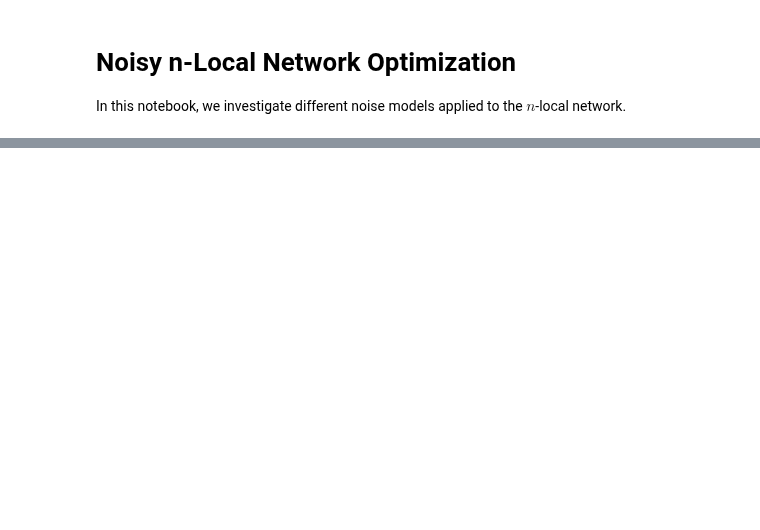
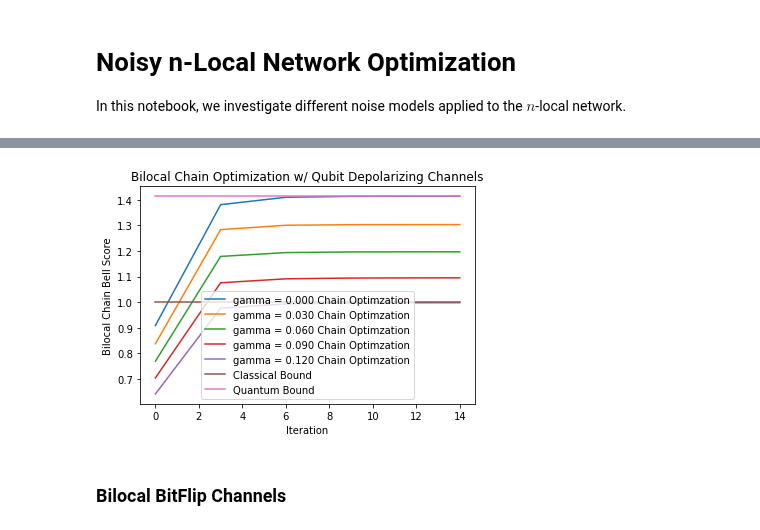
Before and after one commit to ChitambarLab/qNetVO, a Jupyter notebook: notebook/noisy_n-local_chain_network.ipynb, the cells around one changed output, grey strips where cells are left out. Cells and saved outputs as stored; diff of their text form; code cells hidden in the pictures; blank space fills up the shorter version.

Commit message:
reformatting and noisy n-local chain notebook

```diff
--- a/notebook/noisy_n-local_chain_network.ipynb
+++ b/notebook/noisy_n-local_chain_network.ipynb
@@ -61,0 +41,29 @@ ValueError: array is not broadcastable to correct shape
+# %%
+%%time
+
+n = 2
+prep_nodes = static_nlocal_prepare_nodes(n)
+meas_nodes = local_RY_measure_nodes(n)
+
+depolarized_bilocal_opt_dicts = []
+
+for gamma in np.arange(0,0.121,0.03):
+    print("gamma : ", gamma)
+    depolarized_nodes = qubit_noise_nodes(n, qml.DepolarizingChannel, [[gamma]]*4)
+    depolarized_bilocal_ansatz = QNopt.NetworkAnsatz(prep_nodes, meas_nodes, depolarized_nodes)
+    depolarized_bilocal_cost = QNopt.nlocal_chain_cost_22(depolarized_bilocal_ansatz)
+
+    np.random.seed(1)
+    depolarized_bilocal_settings = depolarized_bilocal_ansatz.rand_scenario_settings()
+
+    depolarized_bilocal_opt_dict = QNopt.gradient_descent(
+        depolarized_bilocal_cost,
+        depolarized_bilocal_settings,
+        num_steps=15,
+        step_size=0.8,
+        sample_width = 3
+    )
+
+    depolarized_bilocal_opt_dicts.append(depolarized_bilocal_opt_dict)
+
+    print("max score : ", depolarized_bilocal_opt_dict["opt_score"])
@@ -61,0 +88,20 @@ ValueError: array is not broadcastable to correct shape
+# %%
+num_samples = len(depolarized_bilocal_opt_dicts[0]["samples"])
+
+id = 0
+gammas = np.arange(0,0.121,0.03)
+for opt_dict in depolarized_bilocal_opt_dicts:
+    plt.plot(opt_dict["samples"], opt_dict["scores"], label = r"gamma = {:.3f} Chain Optimzation".format(gammas[id]))
+    id += 1
+
+plt.plot(depolarized_bilocal_opt_dicts[0]["samples"], [1]*num_samples, label = "Classical Bound")
+plt.plot(depolarized_bilocal_opt_dicts[0]["samples"], [2/np.sqrt(2)]*num_samples, label = "Quantum Bound")
+plt.title(r"Bilocal Chain Optimization w/ Qubit Depolarizing Channels")
+plt.xlabel("Iteration")
+plt.ylabel(r"Bilocal Chain Bell Score")
+plt.legend()
+plt.show()
+# %% [output]
+[figure, added]
+# %% [markdown]
+### Bilocal BitFlip Channels
```
Also changed, not shown: parts of 18 cells of this notebook, 7 other files.
